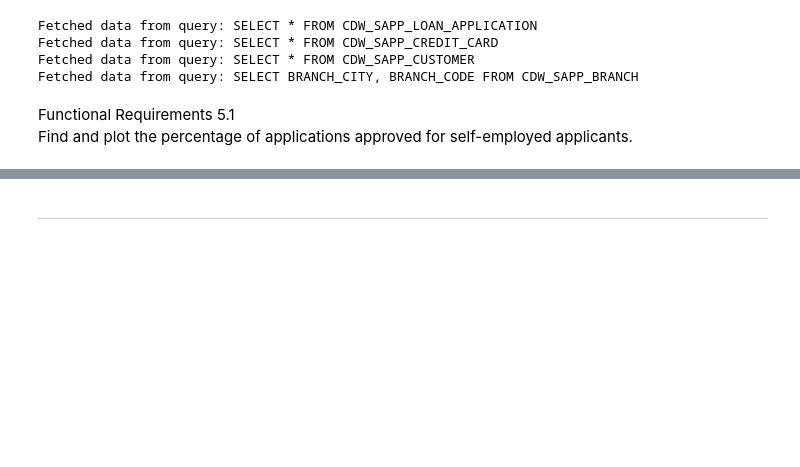
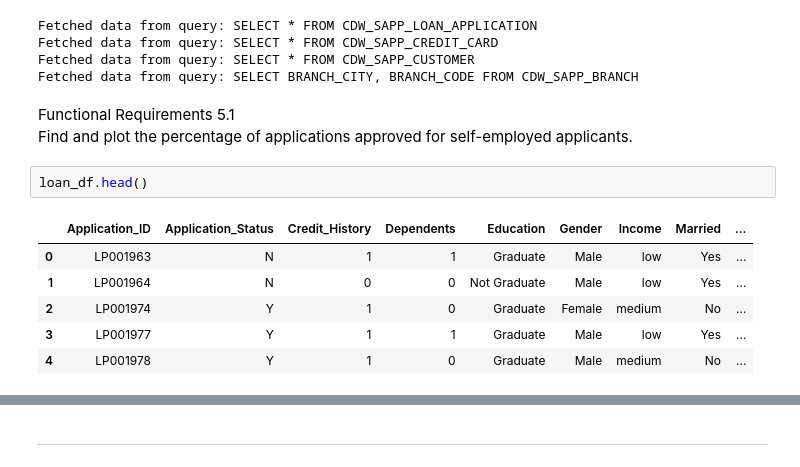
Before and after one commit to TashiNyangmi/PS-Capstone-Project, a Jupyter notebook: data_analysis_viz_loan.ipynb, the cells around one changed output, grey strips where cells are left out. Saved outputs shown, nothing was run; the diff lists cells and outputs as text; blank space fills up the shorter version.

```diff
--- a/data_analysis_viz_loan.ipynb
+++ b/data_analysis_viz_loan.ipynb
@@ -59,4 +59,13 @@ Fetched data from query: SELECT BRANCH_CITY, BRANCH_CODE FROM CDW_SAPP_BRANCH
 # %% [markdown]
 Functional Requirements 5.1 <br>
 Find and plot the percentage of applications approved for self-employed applicants.
+# %%
+loan_df.head()
+# %% [output]
+|  | Application_ID | Application_Status | Credit_History | Dependents | Education | Gender | Income | Married | ... |
+| 0 | LP001963 | N | 1 | 1 | Graduate | Male | low | Yes | ... |
+| 1 | LP001964 | N | 0 | 0 | Not Graduate | Male | low | Yes | ... |
+| 2 | LP001974 | Y | 1 | 0 | Graduate | Female | medium | No | ... |
+| 3 | LP001977 | Y | 1 | 1 | Graduate | Male | low | Yes | ... |
+| 4 | LP001978 | Y | 1 | 0 | Graduate | Male | medium | No | ... |
 # %%
```
Also changed, not shown: parts of 1 cell of this notebook, 2 other files.
